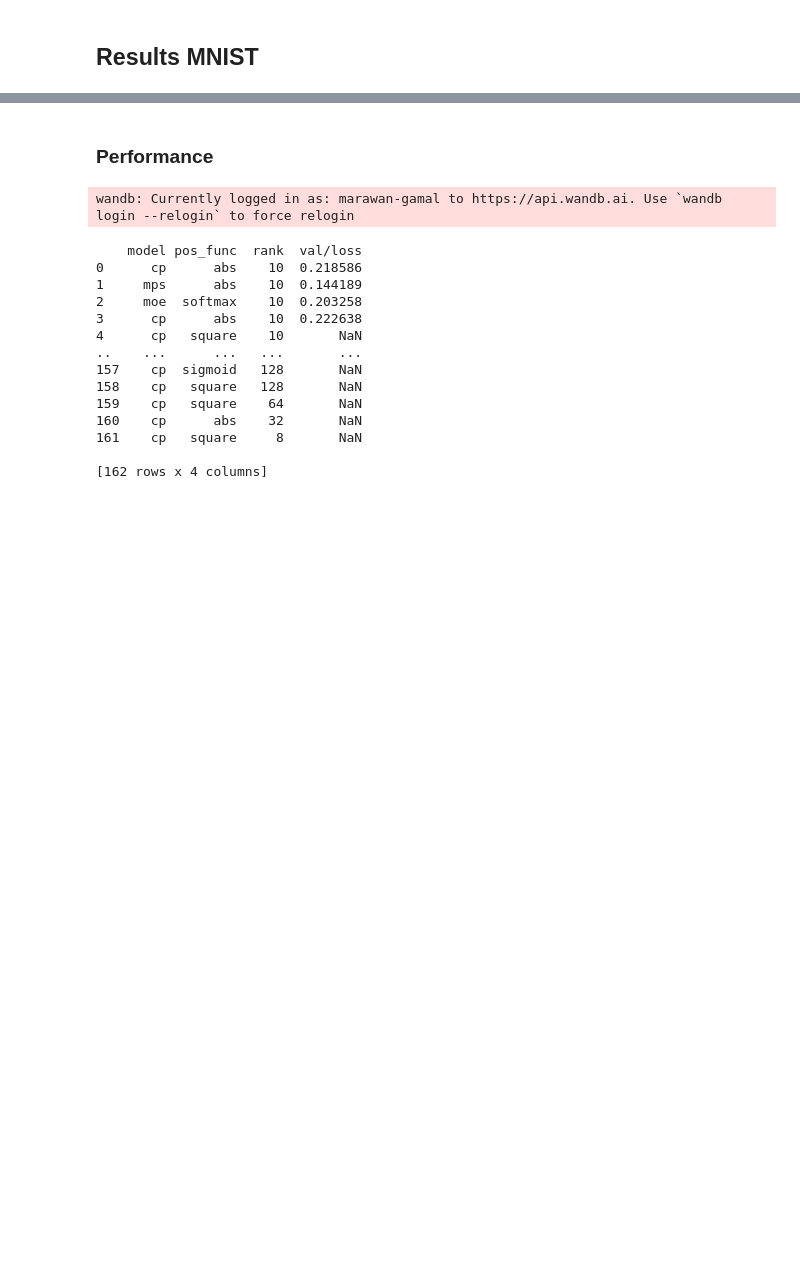
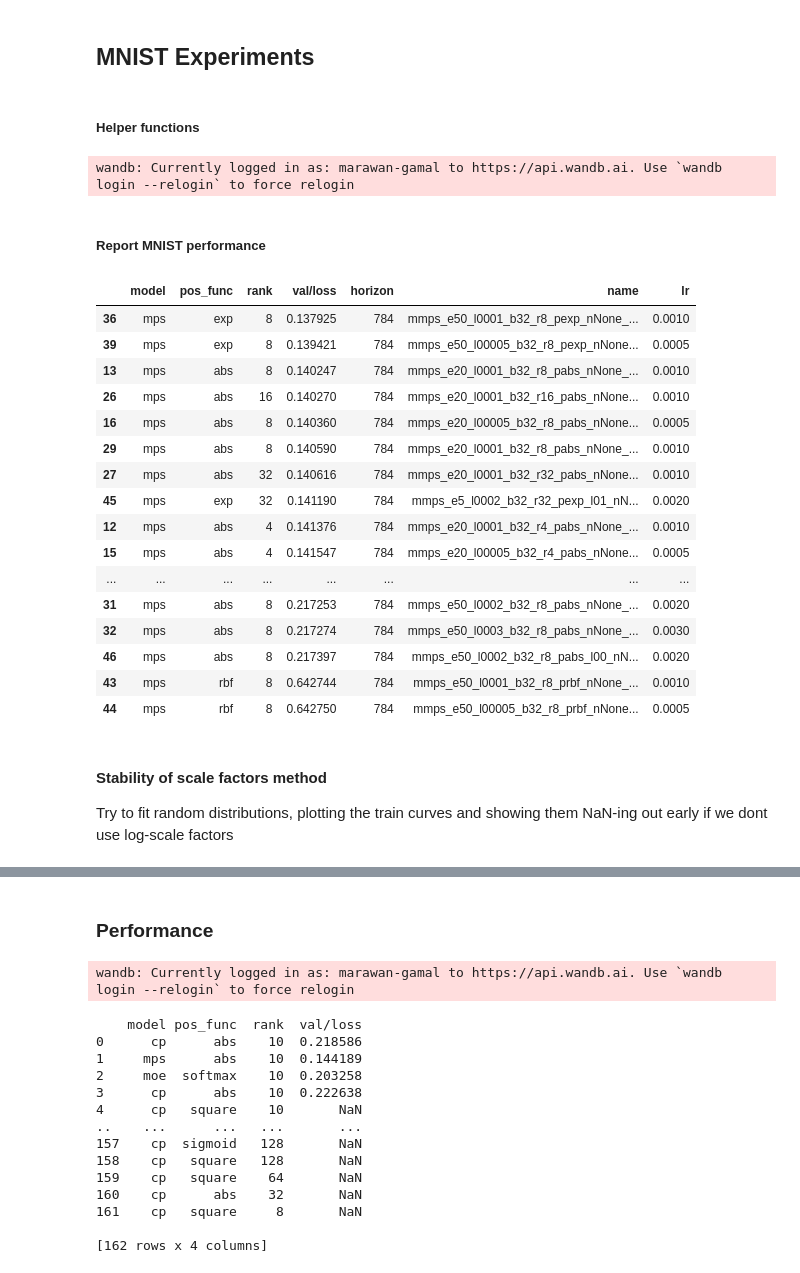
Before and after one commit to marawangamal/ptn, a Jupyter notebook: scripts/results.ipynb, the cells around one changed output, grey strips where cells are left out. Saved outputs shown, nothing was run; the diff lists cells and outputs as text; code cells hidden in the pictures; blank space fills up the shorter version.

Commit message:
Feat: update experiments

```diff
--- a/scripts/results.ipynb
+++ b/scripts/results.ipynb
@@ -1,2 +1,72 @@
 # %% [markdown]
-## Results MNIST
+## MNIST Experiments
+# %% [markdown]
+##### Helper functions
+# %%
+from typing import Any, Callable, Dict
+import wandb, numpy as np, pandas as pd
+from tqdm import tqdm
+
+api = wandb.Api(timeout=299)
+PROJECT = "marawan-gamal/ctn-mnist"
+
+def get_df(run_to_cols: Callable[[Any], Dict[str, Any]]):
+    rows = []
+    for run in tqdm(api.runs(PROJECT)):
+        rows.append(run_to_cols(run))
+    return pd.DataFrame(rows)
+
+
+def get_min_val(run, key='val/loss'):
+    vals = []
+    for row in run.scan_history(keys=[key], page_size=10000):
+        v = row.get(key)
+        if isinstance(v, (int, float)):
+            vals.append(float(v))
+        elif isinstance(v, str):
+            try:
+                vals.append(float(v))
+            except ValueError:
+                pass
+    return np.min(vals) if vals else float("nan")
+# %% [output]
+wandb: Currently logged in as: marawan-gamal to https://api.wandb.ai. Use `wandb login --relogin` to force relogin
+# %% [markdown]
+##### Report MNIST performance
+# %%
+df = get_df(lambda run: {
+    "model": run.config["model"],
+    "pos_func": run.config["pos_func"],
+    "rank": run.config["rank"],
+    "val/loss": get_min_val(run, key='val/loss'),
+    "horizon": 28*28,
+    "name": run.name,
+    "lr": run.config["lr"],
+})
+# %%
+df = df[df["model"] == "mps"]
+df = df.dropna(subset=["val/loss"])
+df = df.sort_values(by="val/loss")
+df
+# %% [output]
+|  | model | pos_func | rank | val/loss | horizon | name | lr |
+| 36 | mps | exp | 8 | 0.137925 | 784 | mmps_e50_l0001_b32_r8_pexp_nNone_... | 0.0010 |
+| 39 | mps | exp | 8 | 0.139421 | 784 | mmps_e50_l00005_b32_r8_pexp_nNone... | 0.0005 |
+| 13 | mps | abs | 8 | 0.140247 | 784 | mmps_e20_l0001_b32_r8_pabs_nNone_... | 0.0010 |
+| 26 | mps | abs | 16 | 0.140270 | 784 | mmps_e20_l0001_b32_r16_pabs_nNone... | 0.0010 |
+| 16 | mps | abs | 8 | 0.140360 | 784 | mmps_e20_l00005_b32_r8_pabs_nNone... | 0.0005 |
+| 29 | mps | abs | 8 | 0.140590 | 784 | mmps_e20_l0001_b32_r8_pabs_nNone_... | 0.0010 |
+| 27 | mps | abs | 32 | 0.140616 | 784 | mmps_e20_l0001_b32_r32_pabs_nNone... | 0.0010 |
+| 45 | mps | exp | 32 | 0.141190 | 784 | mmps_e5_l0002_b32_r32_pexp_l01_nN... | 0.0020 |
+| 12 | mps | abs | 4 | 0.141376 | 784 | mmps_e20_l0001_b32_r4_pabs_nNone_... | 0.0010 |
+| 15 | mps | abs | 4 | 0.141547 | 784 | mmps_e20_l00005_b32_r4_pabs_nNone... | 0.0005 |
+| ... | ... | ... | ... | ... | ... | ... | ... |
+| 31 | mps | abs | 8 | 0.217253 | 784 | mmps_e50_l0002_b32_r8_pabs_nNone_... | 0.0020 |
+| 32 | mps | abs | 8 | 0.217274 | 784 | mmps_e50_l0003_b32_r8_pabs_nNone_... | 0.0030 |
+| 46 | mps | abs | 8 | 0.217397 | 784 | mmps_e50_l0002_b32_r8_pabs_l00_nN... | 0.0020 |
+| 43 | mps | rbf | 8 | 0.642744 | 784 | mmps_e50_l0001_b32_r8_prbf_nNone_... | 0.0010 |
+| 44 | mps | rbf | 8 | 0.642750 | 784 | mmps_e50_l00005_b32_r8_prbf_nNone... | 0.0005 |
+# %% [markdown]
+#### Stability of scale factors method
+
+Try to fit random distributions, plotting the train curves and showing them NaN-ing out early if we dont use log-scale factors
```
Also changed, not shown: parts of 12 cells of this notebook, 14 other files.
